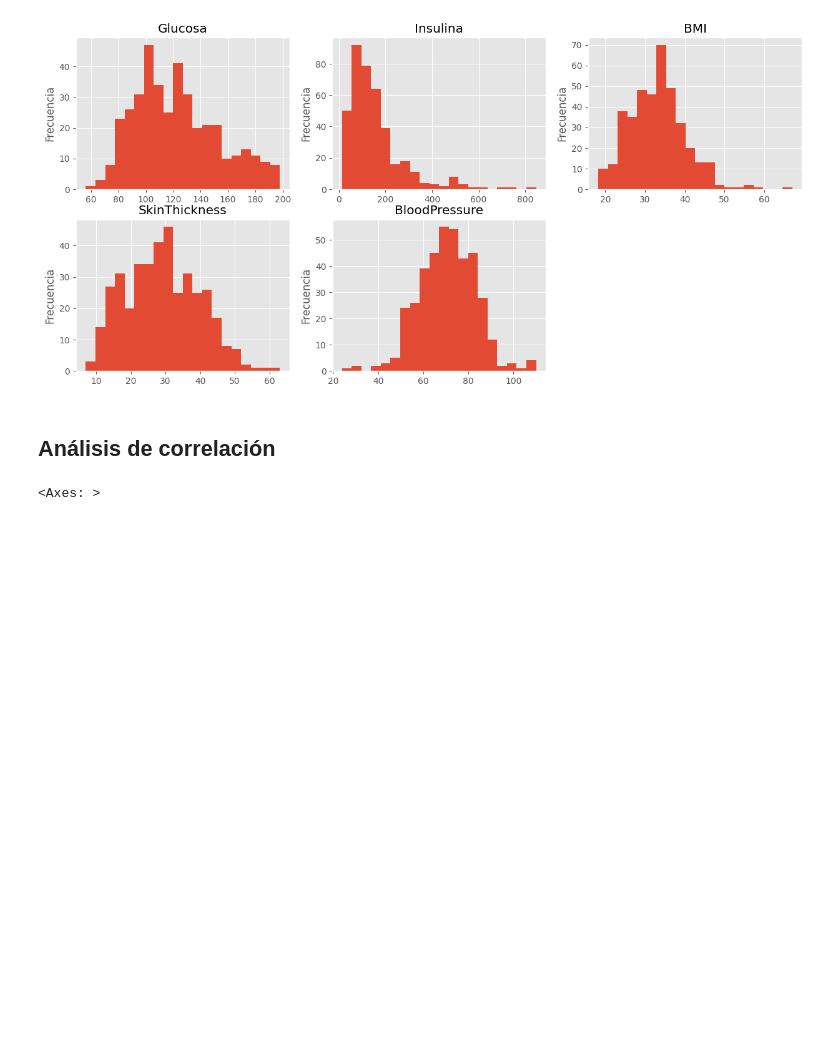
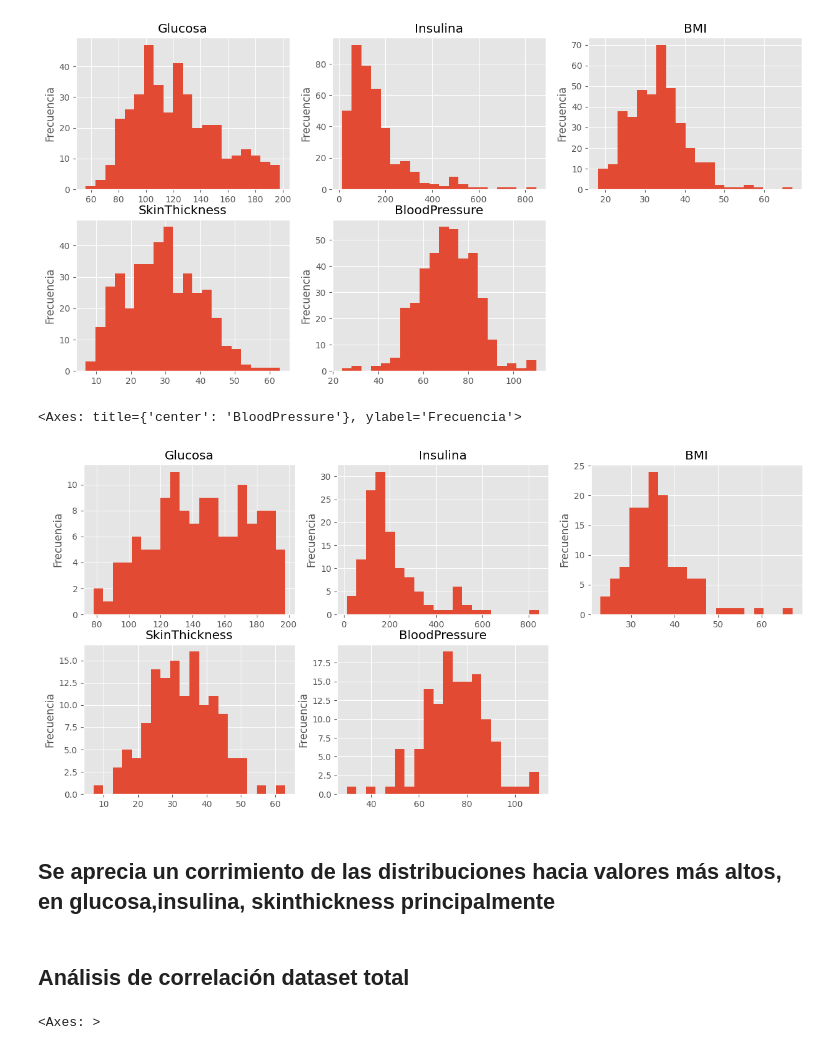
Before and after one commit to pablillo77/data_science_1, a Jupyter notebook: ProyectoDS_ParteI_Gimenez.ipynb, the cells around one changed output. Cells and saved outputs as stored; diff of their text form; code cells hidden in the pictures; blank space fills up the shorter version.

```diff
--- a/ProyectoDS_ParteI_Gimenez.ipynb
+++ b/ProyectoDS_ParteI_Gimenez.ipynb
@@ -145,3 +153,6 @@ Age                         0
 Outcome                     0
 dtype: int64
 (394, 9)
+# %%
+df_diabeticos = df_nan[df_nan["Outcome"] == 1] #creo un subdataset de los pacientes que tienen como Outcome 1, diabéticos.
+df_diabeticos
@@ -163,6 +188,24 @@ df_nan['BloodPressure'].plot(kind='hist', bins=20, title='BloodPressure', ylabel
 # %% [output]
 <Axes: title={'center': 'BloodPressure'}, ylabel='Frecuencia'>
 [figure]
+# %%
+plt.figure(figsize=(15,6)) #realizo los mismos plots pero solo para los diabeticos, con el fin de ver tendencias y corrimientos.
+plt.subplots_adjust(top=1)
+plt.subplot(2,3,1)
+df_diabeticos['Glucose'].plot(kind='hist', bins=20, title='Glucosa', ylabel='Frecuencia')
+plt.subplot(2,3,2)
+df_diabeticos['Insulin'].plot(kind='hist', bins=20, title='Insulina', ylabel='Frecuencia')
+plt.subplot(2,3,3)
+df_diabeticos['BMI'].plot(kind='hist', bins=20, title='BMI', ylabel='Frecuencia')
+plt.subplot(2,3,4)
+df_diabeticos['SkinThickness'].plot(kind='hist', bins=20, title='SkinThickness', ylabel='Frecuencia')
+plt.subplot(2,3,5)
+df_diabeticos['BloodPressure'].plot(kind='hist', bins=20, title='BloodPressure', ylabel='Frecuencia')
+# %% [output]
+<Axes: title={'center': 'BloodPressure'}, ylabel='Frecuencia'>
+[figure, added]
+# %% [markdown]
+## Se aprecia un corrimiento de las distribuciones hacia valores más altos, en glucosa,insulina, skinthickness principalmente
 # %% [markdown]
-## Análisis de correlación
+## Análisis de correlación dataset total
 # %%
```
Also changed, not shown: parts of 7 cells of this notebook.
